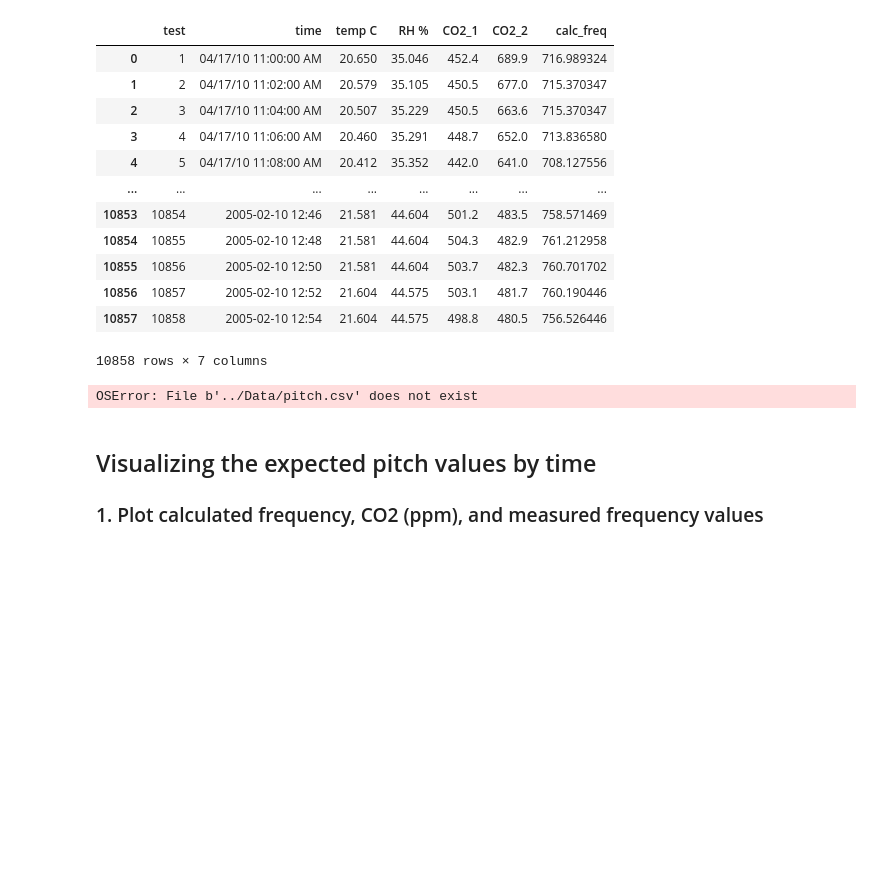
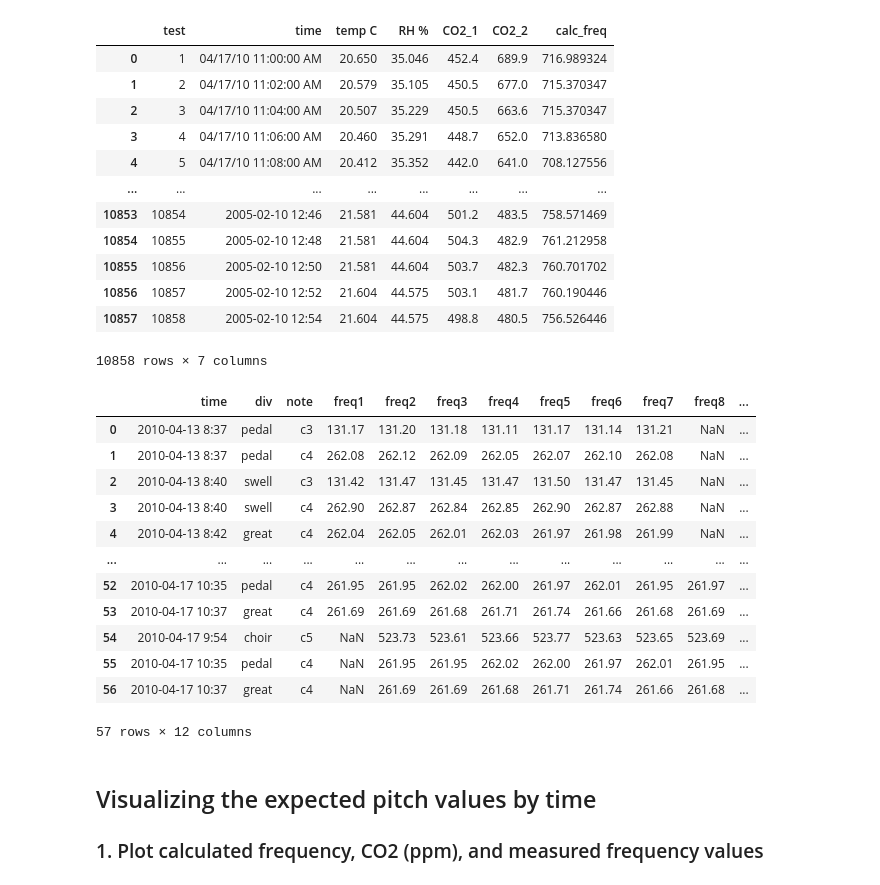
Before and after one commit to taliamo/Final_Project, a Jupyter notebook: organ_pitch/Scripts/upload_env_data.ipynb, the cells around one changed output. Drawn from its saved outputs; the diff is of its cells as text; code cells hidden in the pictures; blank space fills up the shorter version.

```diff
--- a/organ_pitch/Scripts/upload_env_data.ipynb
+++ b/organ_pitch/Scripts/upload_env_data.ipynb
@@ -181,17 +181,29 @@ env
 # %%
 #Now I call in my measured pitch data,
 #to be able to visually compare calculated and measured
 
 #Import the measured pitch values--the output of pitch_data.py script
-measured_freq = pd.read_table('../Data/pitch.csv', sep=',')
+measured_freq = pd.read_table('../Data/pitches.csv', sep=',')
 
 #change data time variable to actual values of time.
 env['time']= pd.to_datetime(env['time'])
 
 #I test to make sure I'm importing the correct data
 measured_freq
 # %% [output]
+|  | time | div | note | freq1 | freq2 | freq3 | freq4 | freq5 | freq6 | freq7 | freq8 | ... |
+| 0 | 2010-04-13 8:37 | pedal | c3 | 131.17 | 131.20 | 131.18 | 131.11 | 131.17 | 131.14 | 131.21 | NaN | ... |
+| 1 | 2010-04-13 8:37 | pedal | c4 | 262.08 | 262.12 | 262.09 | 262.05 | 262.07 | 262.10 | 262.08 | NaN | ... |
+| 2 | 2010-04-13 8:40 | swell | c3 | 131.42 | 131.47 | 131.45 | 131.47 | 131.50 | 131.47 | 131.45 | NaN | ... |
+| 3 | 2010-04-13 8:40 | swell | c4 | 262.90 | 262.87 | 262.84 | 262.85 | 262.90 | 262.87 | 262.88 | NaN | ... |
+| 4 | 2010-04-13 8:42 | great | c4 | 262.04 | 262.05 | 262.01 | 262.03 | 261.97 | 261.98 | 261.99 | NaN | ... |
+| ... | ... | ... | ... | ... | ... | ... | ... | ... | ... | ... | ... | ... |
+| 52 | 2010-04-17 10:35 | pedal | c4 | 261.95 | 261.95 | 262.02 | 262.00 | 261.97 | 262.01 | 261.95 | 261.97 | ... |
+| 53 | 2010-04-17 10:37 | great | c4 | 261.69 | 261.69 | 261.68 | 261.71 | 261.74 | 261.66 | 261.68 | 261.69 | ... |
+| 54 | 2010-04-17 9:54 | choir | c5 | NaN | 523.73 | 523.61 | 523.66 | 523.77 | 523.63 | 523.65 | 523.69 | ... |
+| 55 | 2010-04-17 10:35 | pedal | c4 | NaN | 261.95 | 261.95 | 262.02 | 262.00 | 261.97 | 262.01 | 261.95 | ... |
+| 56 | 2010-04-17 10:37 | great | c4 | NaN | 261.69 | 261.69 | 261.68 | 261.71 | 261.74 | 261.66 | 261.68 | ... |
-OSError: File b'../Data/pitch.csv' does not exist
+57 rows × 12 columns
 # %% [markdown]
 ## Visualizing the expected pitch values by time
 
```
Also changed, not shown: parts of 9 cells of this notebook, 18 other files.
